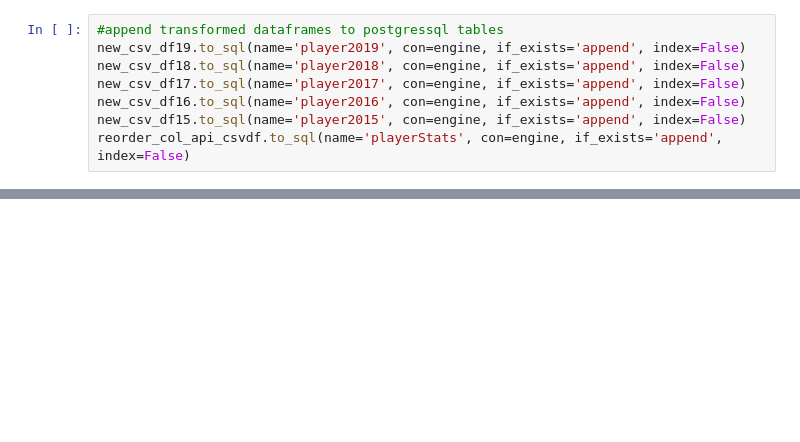
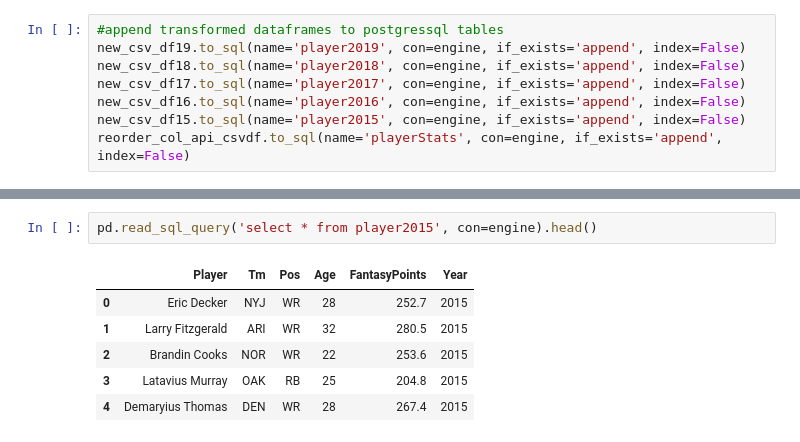
Before and after one commit to tiffanyharris711/etl-project, a Jupyter notebook: ETL_Project.ipynb, the cells around one changed output, grey strips where cells are left out. Saved outputs shown, nothing was run; the diff lists cells and outputs as text; blank space fills up the shorter version.

```diff
--- a/ETL_Project.ipynb
+++ b/ETL_Project.ipynb
@@ -97,0 +208,9 @@ pd.read_sql_query('select * from player2019', con=engine).head()
+# %%
+pd.read_sql_query('select * from player2015', con=engine).head()
+# %% [output]
+|  | Player | Tm | Pos | Age | FantasyPoints | Year |
+| 0 | Eric Decker | NYJ | WR | 28 | 252.7 | 2015 |
+| 1 | Larry Fitzgerald | ARI | WR | 32 | 280.5 | 2015 |
+| 2 | Brandin Cooks | NOR | WR | 22 | 253.6 | 2015 |
+| 3 | Latavius Murray | OAK | RB | 25 | 204.8 | 2015 |
+| 4 | Demaryius Thomas | DEN | WR | 28 | 267.4 | 2015 |
```
Also changed, not shown: parts of 38 cells of this notebook, 3 other files.
